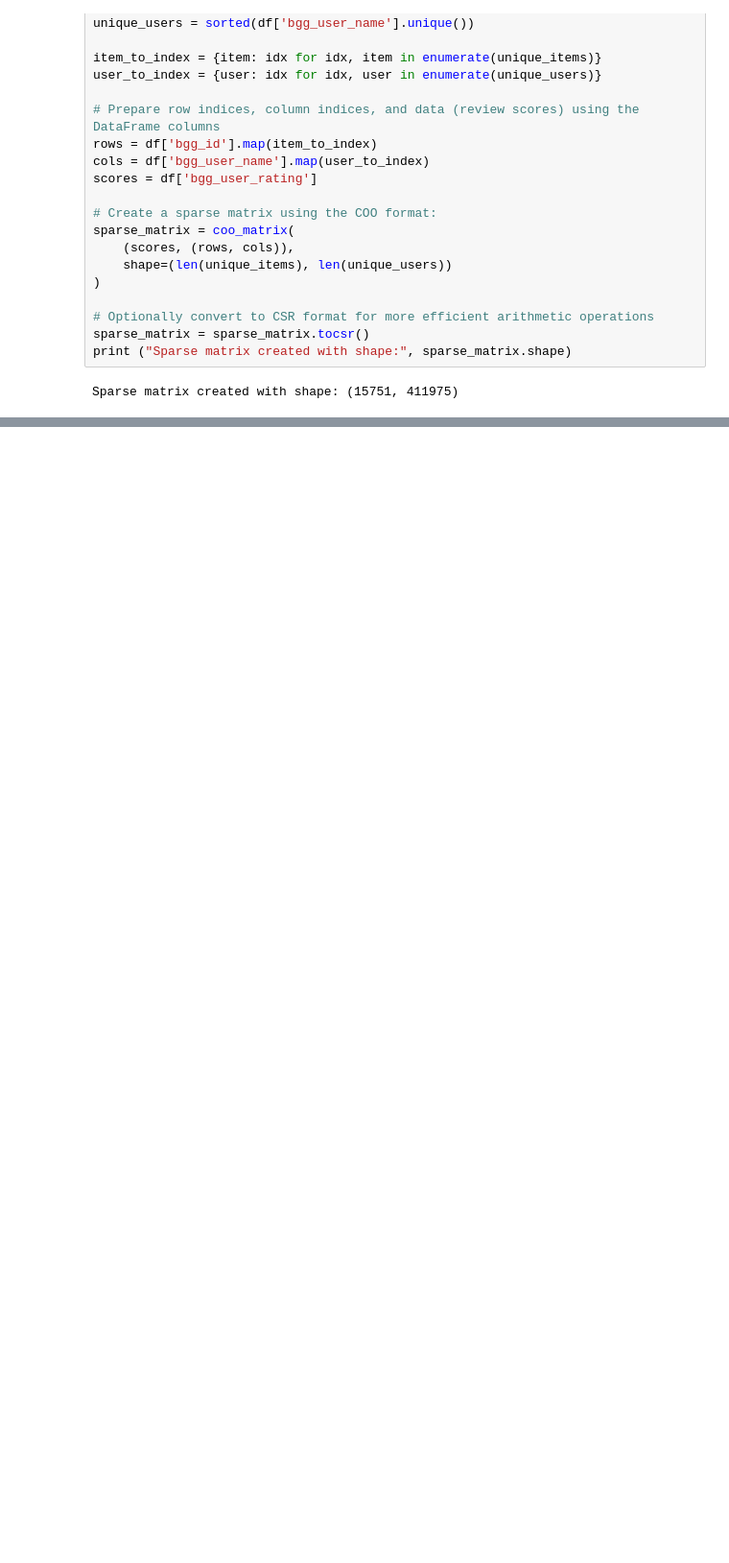
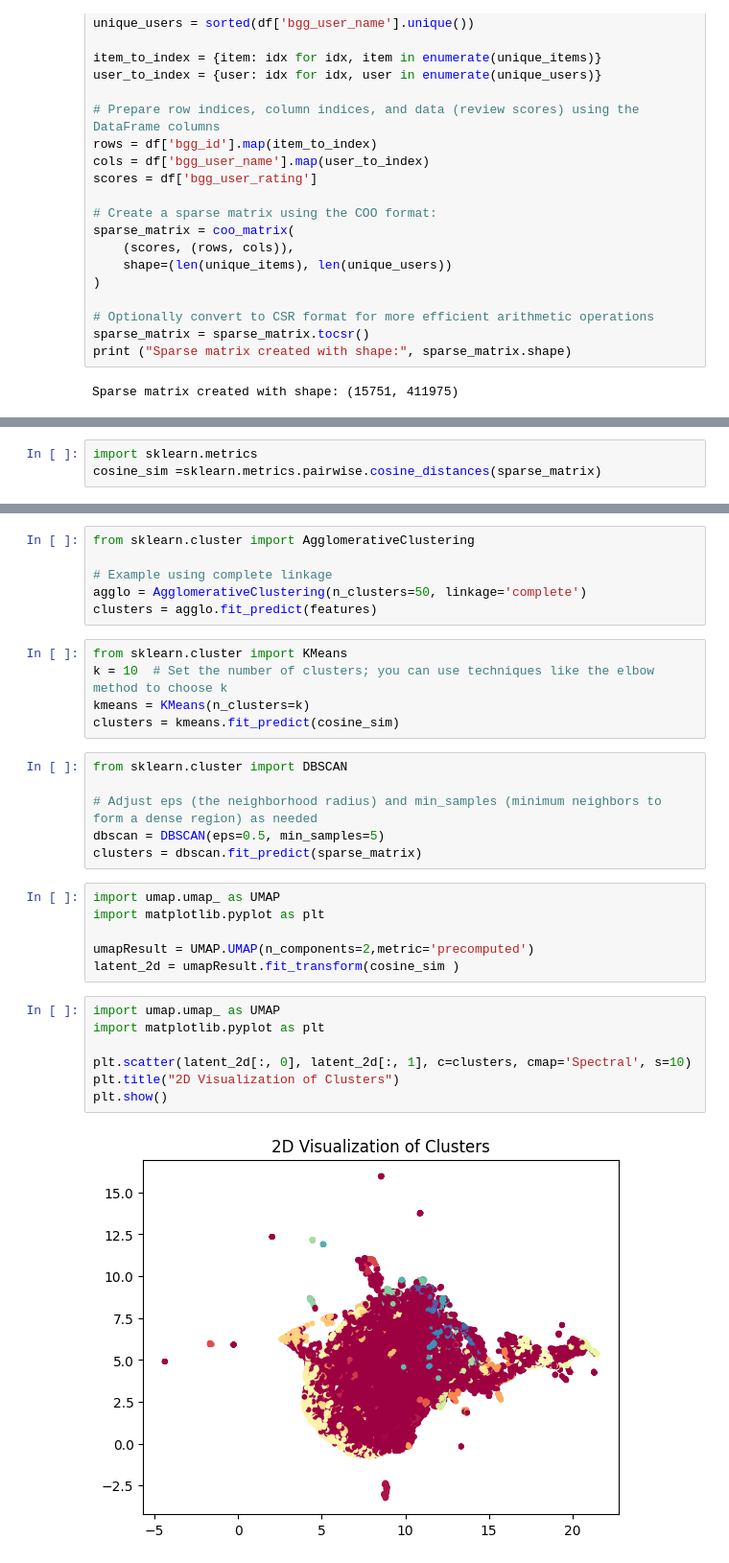
Before and after one commit to Toucan4Life/python-bgg, a Jupyter notebook: notebooks/analyse data chatGPT.ipynb, the cells around one changed output, grey strips where cells are left out. Shown at 96% size. Cells and saved outputs as stored; diff of their text form; blank space fills up the shorter version.

Commit message:
add clustering

```diff
--- a/notebooks/analyse data chatGPT.ipynb
+++ b/notebooks/analyse data chatGPT.ipynb
@@ -49,0 +50,3 @@ W=svd.fit_transform(sparse_matrix)
+# %%
+import sklearn.metrics
+cosine_sim =sklearn.metrics.pairwise.cosine_distances(sparse_matrix)
@@ -49,0 +69,32 @@ W=svd.fit_transform(sparse_matrix)
+# %%
+from sklearn.cluster import AgglomerativeClustering
+
+# Example using complete linkage
+agglo = AgglomerativeClustering(n_clusters=50, linkage='complete')
+clusters = agglo.fit_predict(features)
+# %%
+from sklearn.cluster import KMeans
+k = 10  # Set the number of clusters; you can use techniques like the elbow method to choose k
+kmeans = KMeans(n_clusters=k)
+clusters = kmeans.fit_predict(cosine_sim)
+# %%
+from sklearn.cluster import DBSCAN
+
+# Adjust eps (the neighborhood radius) and min_samples (minimum neighbors to form a dense region) as needed
+dbscan = DBSCAN(eps=0.5, min_samples=5)
+clusters = dbscan.fit_predict(sparse_matrix)
+# %%
+import umap.umap_ as UMAP
+import matplotlib.pyplot as plt
+
+umapResult = UMAP.UMAP(n_components=2,metric='precomputed')
+latent_2d = umapResult.fit_transform(cosine_sim )
+# %%
+import umap.umap_ as UMAP
+import matplotlib.pyplot as plt
+
+plt.scatter(latent_2d[:, 0], latent_2d[:, 1], c=clusters, cmap='Spectral', s=10)
+plt.title("2D Visualization of Clusters")
+plt.show()
+# %% [output]
+[figure, added]
```
Also changed, not shown: parts of 3 cells of this notebook.
